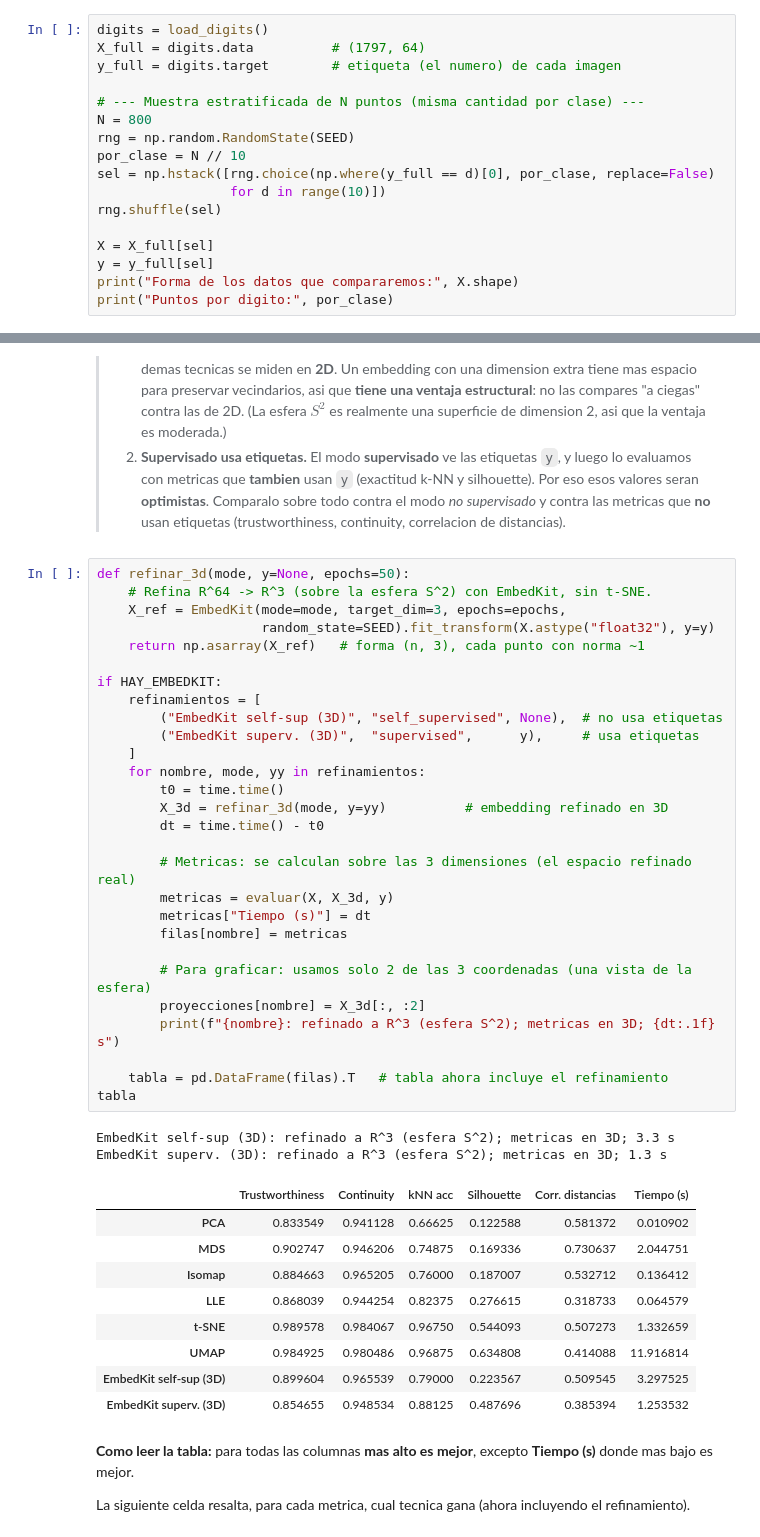
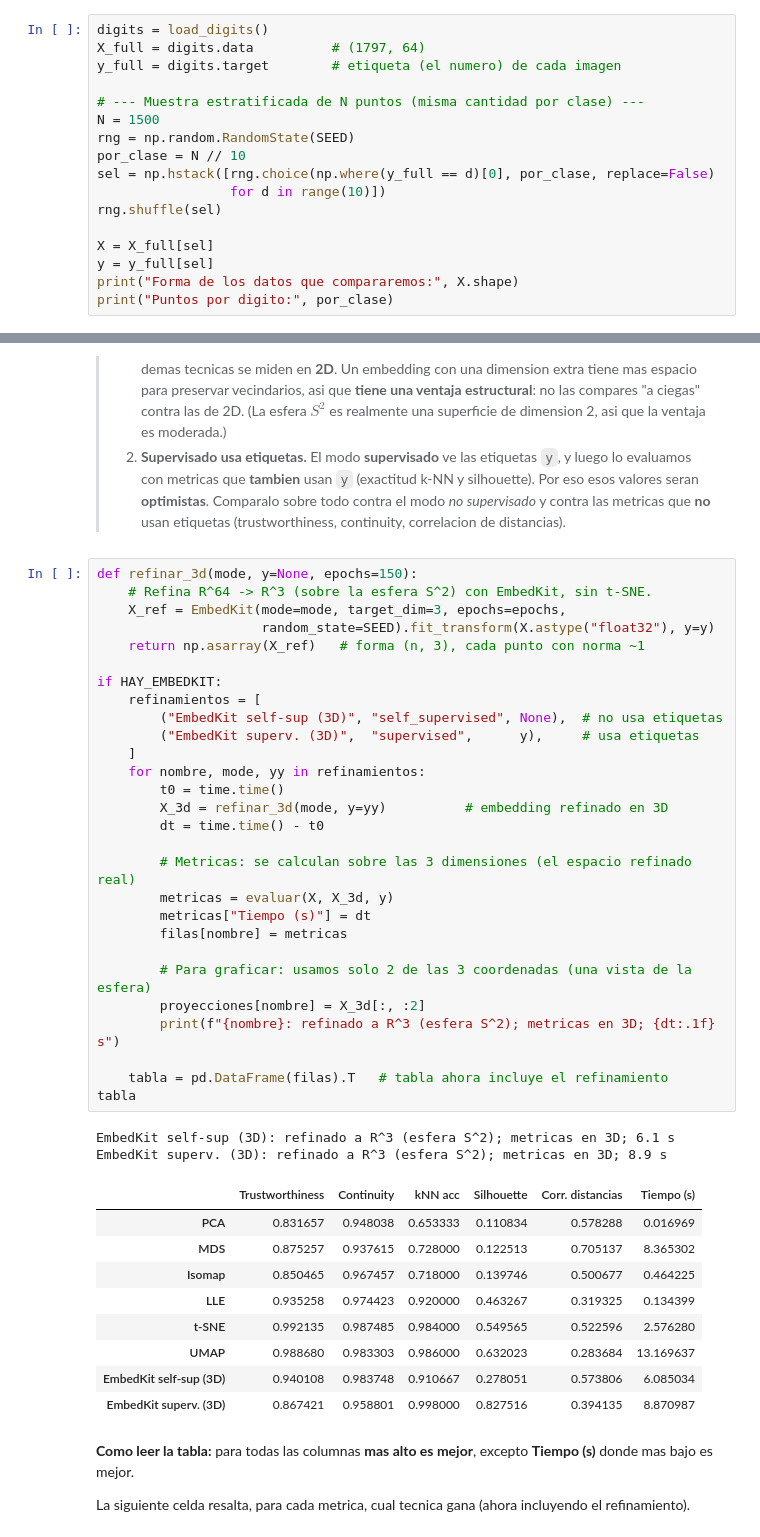
Before and after one commit to fagonzalezo/TDA-Summer2026, a Jupyter notebook: jupyter notebooks/UNAL_Bog_TDA_Comparacion_Reduccion_Dimensionalidad.ipynb, the cells around one changed output, grey strips where cells are left out. Cells and saved outputs as stored; diff of their text form.

```diff
--- a/jupyter notebooks/UNAL_Bog_TDA_Comparacion_Reduccion_Dimensionalidad.ipynb
+++ b/jupyter notebooks/UNAL_Bog_TDA_Comparacion_Reduccion_Dimensionalidad.ipynb
@@ -80,7 +80,7 @@ X_full = digits.data          # (1797, 64)
 y_full = digits.target        # etiqueta (el numero) de cada imagen
 
 # --- Muestra estratificada de N puntos (misma cantidad por clase) ---
-N = 800
+N = 1500
 rng = np.random.RandomState(SEED)
 por_clase = N // 10
 sel = np.hstack([rng.choice(np.where(y_full == d)[0], por_clase, replace=False)
@@ -265,45 +265,45 @@ contra el resto de tecnicas.
 > 1. **Dimension de la medicion.** Las metricas de estas dos filas se calculan en **3D**, mientras que las demas tecnicas se miden en **2D**. Un embedding con una dimension extra tiene mas espacio para preservar vecindarios, asi que **tiene una ventaja estructural**: no las compares "a ciegas" contra las de 2D. (La esfera $S^2$ es realmente una superficie de dimension 2, asi que la ventaja es moderada.)
 > 2. **Supervisado usa etiquetas.** El modo **supervisado** ve las etiquetas `y`, y luego lo evaluamos con metricas que **tambien** usan `y` (exactitud k-NN y silhouette). Por eso esos valores seran **optimistas**. Comparalo sobre todo contra el modo *no supervisado* y contra las metricas que **no** usan etiquetas (trustworthiness, continuity, correlacion de distancias).
 # %%
-def refinar_3d(mode, y=None, epochs=50):
+def refinar_3d(mode, y=None, epochs=150):
     # Refina R^64 -> R^3 (sobre la esfera S^2) con EmbedKit, sin t-SNE.
     X_ref = EmbedKit(mode=mode, target_dim=3, epochs=epochs,
                      random_state=SEED).fit_transform(X.astype("float32"), y=y)
     return np.asarray(X_ref)   # forma (n, 3), cada punto con norma ~1
 
 if HAY_EMBEDKIT:
     refinamientos = [
         ("EmbedKit self-sup (3D)", "self_supervised", None),  # no usa etiquetas
         ("EmbedKit superv. (3D)",  "supervised",      y),     # usa etiquetas
     ]
     for nombre, mode, yy in refinamientos:
         t0 = time.time()
         X_3d = refinar_3d(mode, y=yy)          # embedding refinado en 3D
         dt = time.time() - t0
 
         # Metricas: se calculan sobre las 3 dimensiones (el espacio refinado real)
         metricas = evaluar(X, X_3d, y)
         metricas["Tiempo (s)"] = dt
         filas[nombre] = metricas
 
         # Para graficar: usamos solo 2 de las 3 coordenadas (una vista de la esfera)
         proyecciones[nombre] = X_3d[:, :2]
         print(f"{nombre}: refinado a R^3 (esfera S^2); metricas en 3D; {dt:.1f} s")
 
     tabla = pd.DataFrame(filas).T   # tabla ahora incluye el refinamiento
 tabla
 # %% [output]
-EmbedKit self-sup (3D): refinado a R^3 (esfera S^2); metricas en 3D; 3.3 s
-EmbedKit superv. (3D): refinado a R^3 (esfera S^2); metricas en 3D; 1.3 s
+EmbedKit self-sup (3D): refinado a R^3 (esfera S^2); metricas en 3D; 6.1 s
+EmbedKit superv. (3D): refinado a R^3 (esfera S^2); metricas en 3D; 8.9 s
 |  | Trustworthiness | Continuity | kNN acc | Silhouette | Corr. distancias | Tiempo (s) |
-| PCA | 0.833549 | 0.941128 | 0.66625 | 0.122588 | 0.581372 | 0.010902 |
-| MDS | 0.902747 | 0.946206 | 0.74875 | 0.169336 | 0.730637 | 2.044751 |
-| Isomap | 0.884663 | 0.965205 | 0.76000 | 0.187007 | 0.532712 | 0.136412 |
-| LLE | 0.868039 | 0.944254 | 0.82375 | 0.276615 | 0.318733 | 0.064579 |
-| t-SNE | 0.989578 | 0.984067 | 0.96750 | 0.544093 | 0.507273 | 1.332659 |
-| UMAP | 0.984925 | 0.980486 | 0.96875 | 0.634808 | 0.414088 | 11.916814 |
-| EmbedKit self-sup (3D) | 0.899604 | 0.965539 | 0.79000 | 0.223567 | 0.509545 | 3.297525 |
-| EmbedKit superv. (3D) | 0.854655 | 0.948534 | 0.88125 | 0.487696 | 0.385394 | 1.253532 |
+| PCA | 0.831657 | 0.948038 | 0.653333 | 0.110834 | 0.578288 | 0.016969 |
+| MDS | 0.875257 | 0.937615 | 0.728000 | 0.122513 | 0.705137 | 8.365302 |
+| Isomap | 0.850465 | 0.967457 | 0.718000 | 0.139746 | 0.500677 | 0.464225 |
+| LLE | 0.935258 | 0.974423 | 0.920000 | 0.463267 | 0.319325 | 0.134399 |
+| t-SNE | 0.992135 | 0.987485 | 0.984000 | 0.549565 | 0.522596 | 2.576280 |
+| UMAP | 0.988680 | 0.983303 | 0.986000 | 0.632023 | 0.283684 | 13.169637 |
+| EmbedKit self-sup (3D) | 0.940108 | 0.983748 | 0.910667 | 0.278051 | 0.573806 | 6.085034 |
+| EmbedKit superv. (3D) | 0.867421 | 0.958801 | 0.998000 | 0.827516 | 0.394135 | 8.870987 |
 # %% [markdown]
 **Como leer la tabla:** para todas las columnas **mas alto es mejor**, excepto **Tiempo (s)** donde mas bajo es mejor.
 
```
Also changed, not shown: parts of 12 cells of this notebook.
